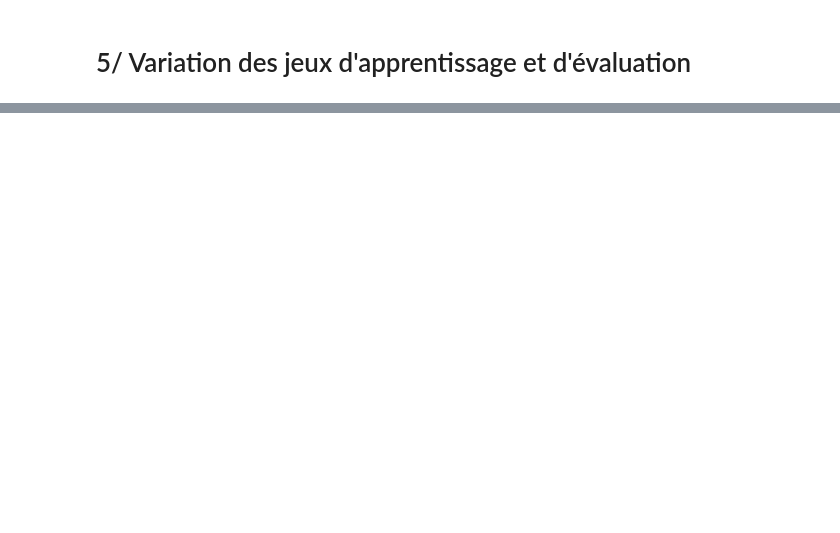
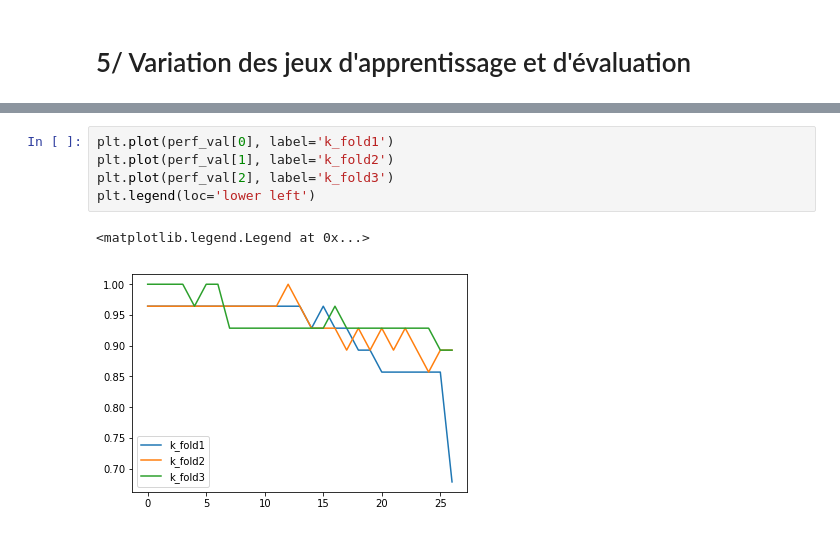
Before and after one commit to Anty45/Clustering-par-Knn, a Jupyter notebook: TP 1 ML Iris.ipynb, the cells around one changed output, grey strips where cells are left out. Saved outputs shown, nothing was run; the diff lists cells and outputs as text; blank space fills up the shorter version.

```diff
--- a/TP 1 ML Iris.ipynb
+++ b/TP 1 ML Iris.ipynb
@@ -245,0 +274,8 @@ from sklearn.model_selection import KFold
+# %%
+plt.plot(perf_val[0], label='k_fold1')
+plt.plot(perf_val[1], label='k_fold2')
+plt.plot(perf_val[2], label='k_fold3')
+plt.legend(loc='lower left')
+# %% [output]
+<matplotlib.legend.Legend at 0x...>
+[figure, added]
```
Also changed, not shown: parts of 11 cells of this notebook.
